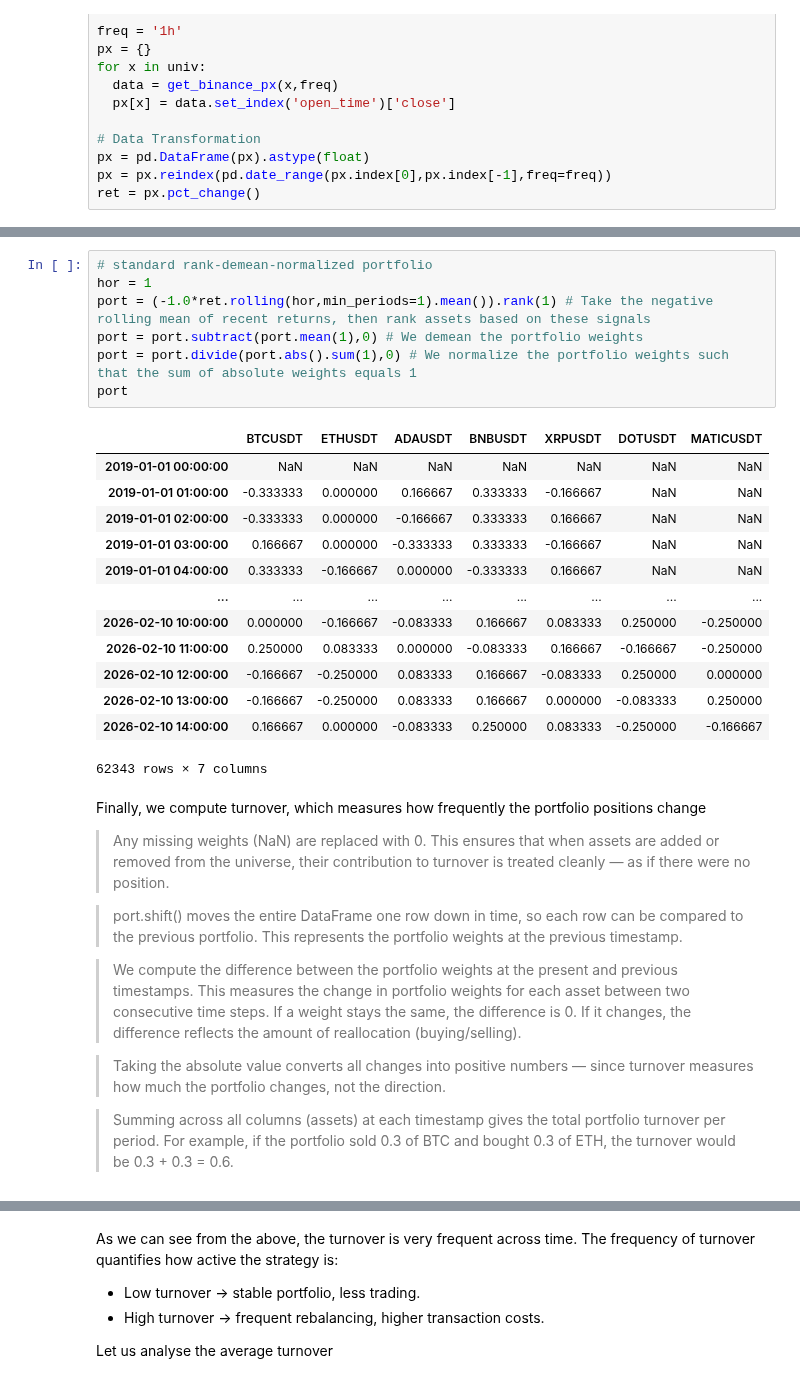
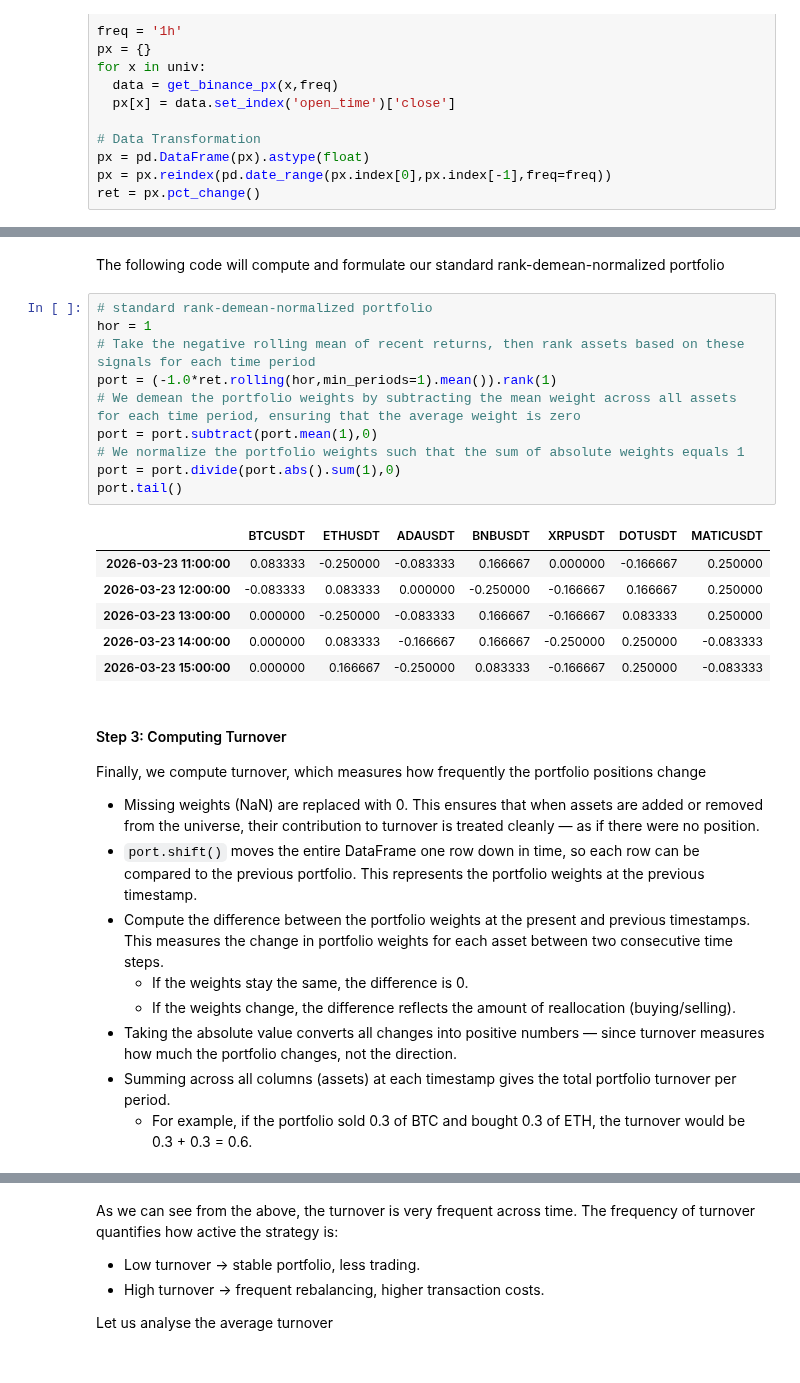
Before and after one commit to KevinTan1203/Systematic-Quant-Trading, a Jupyter notebook: Quantitative Concepts/Risk and Performance Measurement/Turnover.ipynb, the cells around one changed output, grey strips where cells are left out. Cells and saved outputs as stored; diff of their text form.

````diff
--- a/Quantitative Concepts/Risk and Performance Measurement/Turnover.ipynb
+++ b/Quantitative Concepts/Risk and Performance Measurement/Turnover.ipynb
@@ -79,36 +80,35 @@ This creates a cross-sectional score for each asset relative to its peers.
+# %% [markdown]
+The following code will compute and formulate our standard rank-demean-normalized portfolio
 # %%
 # standard rank-demean-normalized portfolio
 hor = 1
-port = (-1.0*ret.rolling(hor,min_periods=1).mean()).rank(1) # Take the negative rolling mean of recent returns, then rank assets based on these signals
-port = port.subtract(port.mean(1),0) # We demean the portfolio weights
-port = port.divide(port.abs().sum(1),0) # We normalize the portfolio weights such that the sum of absolute weights equals 1
-port
+# Take the negative rolling mean of recent returns, then rank assets based on these signals for each time period
+port = (-1.0*ret.rolling(hor,min_periods=1).mean()).rank(1)
+# We demean the portfolio weights by subtracting the mean weight across all assets for each time period, ensuring that the average weight is zero
+port = port.subtract(port.mean(1),0)
+# We normalize the portfolio weights such that the sum of absolute weights equals 1
+port = port.divide(port.abs().sum(1),0)
+port.tail()
 # %% [output]
 |  | BTCUSDT | ETHUSDT | ADAUSDT | BNBUSDT | XRPUSDT | DOTUSDT | MATICUSDT |
-| 2019-01-01 00:00:00 | NaN | NaN | NaN | NaN | NaN | NaN | NaN |
-| 2019-01-01 01:00:00 | -0.333333 | 0.000000 | 0.166667 | 0.333333 | -0.166667 | NaN | NaN |
-| 2019-01-01 02:00:00 | -0.333333 | 0.000000 | -0.166667 | 0.333333 | 0.166667 | NaN | NaN |
-| 2019-01-01 03:00:00 | 0.166667 | 0.000000 | -0.333333 | 0.333333 | -0.166667 | NaN | NaN |
-| 2019-01-01 04:00:00 | 0.333333 | -0.166667 | 0.000000 | -0.333333 | 0.166667 | NaN | NaN |
-| ... | ... | ... | ... | ... | ... | ... | ... |
-| 2026-02-10 10:00:00 | 0.000000 | -0.166667 | -0.083333 | 0.166667 | 0.083333 | 0.250000 | -0.250000 |
-| 2026-02-10 11:00:00 | 0.250000 | 0.083333 | 0.000000 | -0.083333 | 0.166667 | -0.166667 | -0.250000 |
-| 2026-02-10 12:00:00 | -0.166667 | -0.250000 | 0.083333 | 0.166667 | -0.083333 | 0.250000 | 0.000000 |
-| 2026-02-10 13:00:00 | -0.166667 | -0.250000 | 0.083333 | 0.166667 | 0.000000 | -0.083333 | 0.250000 |
-| 2026-02-10 14:00:00 | 0.166667 | 0.000000 | -0.083333 | 0.250000 | 0.083333 | -0.250000 | -0.166667 |
+| 2026-03-23 11:00:00 | 0.083333 | -0.250000 | -0.083333 | 0.166667 | 0.000000 | -0.166667 | 0.250000 |
+| 2026-03-23 12:00:00 | -0.083333 | 0.083333 | 0.000000 | -0.250000 | -0.166667 | 0.166667 | 0.250000 |
+| 2026-03-23 13:00:00 | 0.000000 | -0.250000 | -0.083333 | 0.166667 | -0.166667 | 0.083333 | 0.250000 |
+| 2026-03-23 14:00:00 | 0.000000 | 0.083333 | -0.166667 | 0.166667 | -0.250000 | 0.250000 | -0.083333 |
+| 2026-03-23 15:00:00 | 0.000000 | 0.166667 | -0.250000 | 0.083333 | -0.166667 | 0.250000 | -0.083333 |
-62343 rows × 7 columns
 # %% [markdown]
+#### Step 3: Computing Turnover
+
 Finally, we compute turnover, which measures how frequently the portfolio positions change
 
-> Any missing weights (NaN) are replaced with 0. This ensures that when assets are added or removed from the universe, their contribution to turnover is treated cleanly — as if there were no position.
-
-> port.shift() moves the entire DataFrame one row down in time, so each row can be compared to the previous portfolio. This represents the portfolio weights at the previous timestamp.
-
-> We compute the difference between the portfolio weights at the present and previous timestamps. This measures the change in portfolio weights for each asset between two consecutive time steps. If a weight stays the same, the difference is 0. If it changes, the difference reflects the amount of reallocation (buying/selling).
-
-> Taking the absolute value converts all changes into positive numbers — since turnover measures how much the portfolio changes, not the direction.
-
-> Summing across all columns (assets) at each timestamp gives the total portfolio turnover per period. For example, if the portfolio sold 0.3 of BTC and bought 0.3 of ETH, the turnover would be 0.3 + 0.3 = 0.6.
+- Missing weights (NaN) are replaced with 0. This ensures that when assets are added or removed from the universe, their contribution to turnover is treated cleanly — as if there were no position.
+- ```port.shift()``` moves the entire DataFrame one row down in time, so each row can be compared to the previous portfolio. This represents the portfolio weights at the previous timestamp.
+- Compute the difference between the portfolio weights at the present and previous timestamps. This measures the change in portfolio weights for each asset between two consecutive time steps.
+  - If the weights stay the same, the difference is 0.
+  - If the weights change, the difference reflects the amount of reallocation (buying/selling).
+- Taking the absolute value converts all changes into positive numbers — since turnover measures how much the portfolio changes, not the direction.
+- Summing across all columns (assets) at each timestamp gives the total portfolio turnover per period.
+  - For example, if the portfolio sold 0.3 of BTC and bought 0.3 of ETH, the turnover would be 0.3 + 0.3 = 0.6.
 # %%
 # compute turnover
 to = (port.fillna(0) - port.shift().fillna(0)).abs().sum(1)
````
Also changed, not shown: parts of 13 cells of this notebook, 2 other files.
